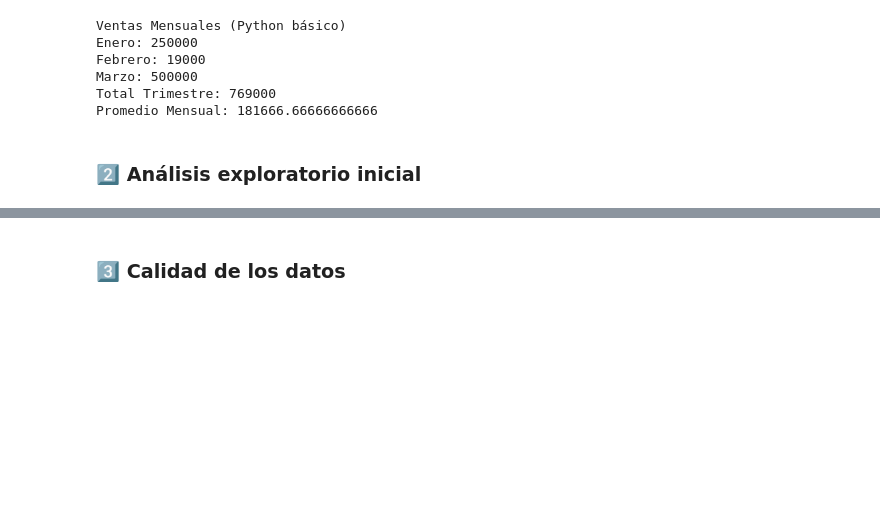
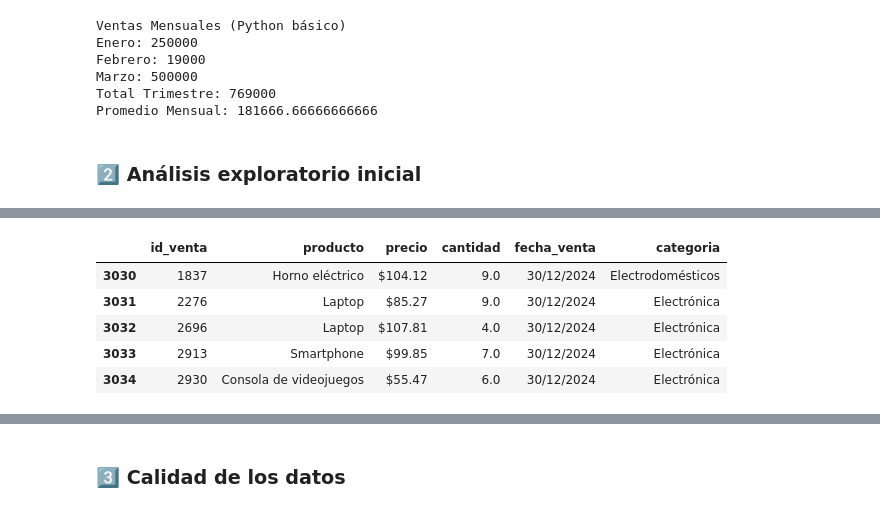
Before and after one commit to gonzagomezouton-cell/Pre_entrega_Data_Analisys_Gonzalo_Gomez_Outon, a Jupyter notebook: Template_PreEntrega_Gonzalo_Gomez_Outon.ipynb, the cells around one changed output, grey strips where cells are left out. Drawn from its saved outputs; the diff is of its cells as text; code cells hidden in the pictures; blank space fills up the shorter version.

```diff
--- a/Template_PreEntrega_Gonzalo_Gomez_Outon.ipynb
+++ b/Template_PreEntrega_Gonzalo_Gomez_Outon.ipynb
@@ -104,53 +104,91 @@ Promedio Mensual: 181666.66666666666
 # Sugerencia: usar métodos como .info(), .describe(), .shape y .columns. dtypes.
 # Esto te ayudará a entender la estructura y el contenido de los datos.
 # Podés incluir comentarios sobre observaciones iniciales.
-print("Análisis exploratorio de Clientes:")
 
-print("\nPrimeras filas Clientes:")
-print(clientes.head())
 
-print("\nÚltimas filas:")
-print(clientes.tail())
+# ANÁLISIS EXPLORATORIO INICIAL DE CLIENTE
+print("=== Análisis exploratorio de CLIENTES ===\n")
+
+print("Columnas del dataset:")
+print(clientes.columns)
+
+print("\nTipos de datos:")
+print(clientes.dtypes)
+
+print("\nValores nulos por columna:")
+print(clientes.isna().sum())
+
+print("\nPrimeras filas del dataset:")
+display(clientes.head())
+
+print("\nÚltimas filas del dataset:")
+display(clientes.tail())
 
 print("\nDimensiones (filas, columnas):", clientes.shape)
 
-print("\nInformación del DataFrame:")
-print(clientes.info())
+print("\nInformación general del DataFrame:")
+clientes.info()
 
-print("\nEstadísticas descriptivas:")
-print(clientes.describe())
+print("\nEstadísticas descriptivas (solo columnas numéricas):")
+display(clientes.describe())
+
+print("-"*80)
 
 
-print("Análisis exploratorio de Ventas:")
+# ANÁLISIS EXPLORATORIO INICIAL DE VENTAS
+print("=== Análisis exploratorio de VENTAS ===\n")
 
-print("\nPrimeras filas Ventas:")
-print(ventas.head())
+print("Columnas del dataset:")
+print(ventas.columns)
 
-print("\nÚltimas filas:")
-print(ventas.tail())
+print("\nTipos de datos:")
+print(ventas.dtypes)
+
+print("\nValores nulos por columna:")
+print(ventas.isna().sum())
+
+print("\nPrimeras filas del dataset:")
+display(ventas.head())
+
+print("\nÚltimas filas del dataset:")
+display(ventas.tail())
 
 print("\nDimensiones (filas, columnas):", ventas.shape)
 
-print("\nInformación del DataFrame:")
-print(ventas.info())
+print("\nInformación general del DataFrame:")
+ventas.info()
 
-print("\nEstadísticas descriptivas:")
-print(ventas.describe())
+print("\nEstadísticas descriptivas (solo columnas numéricas):")
+display(ventas.describe())
+
+print("-"*80)
 
 
-print("Análisis exploratorio de Marketing:")
+# ANÁLISIS EXPLORATORIO INICIAL DE MARKETING
+print("=== Análisis exploratorio de MARKETING ===\n")
 
-print("\nPrimeras filas Marketing:")
-print(marketing.head())
+print("Columnas del dataset:")
+print(marketing.columns)
 
-print("\nÚltimas filas:")
-print(marketing.tail())
+print("\nTipos de datos:")
+print(marketing.dtypes)
+
+print("\nValores nulos por columna:")
+print(marketing.isna().sum())
+
+print("\nPrimeras filas del dataset:")
+display(marketing.head())
+
+print("\nÚltimas filas del dataset:")
+display(marketing.tail())
 
 print("\nDimensiones (filas, columnas):", marketing.shape)
 
-print("\nInformación del DataFrame:")
-print(marketing.info())
+print("\nInformación general del DataFrame:")
+marketing.info()
 
-print("\nEstadísticas descriptivas:")
-print(marketing.describe())
+print("\nEstadísticas descriptivas (solo columnas numéricas):")
+display(marketing.describe())
+
+print("-"*80)
 # %% [output]
@@ -173,0 +275,6 @@ max      90.000000   7.390000
+|  | id_venta | producto | precio | cantidad | fecha_venta | categoria |
+| 3030 | 1837 | Horno eléctrico | $104.12 | 9.0 | 30/12/2024 | Electrodomésticos |
+| 3031 | 2276 | Laptop | $85.27 | 9.0 | 30/12/2024 | Electrónica |
+| 3032 | 2696 | Laptop | $107.81 | 4.0 | 30/12/2024 | Electrónica |
+| 3033 | 2913 | Smartphone | $99.85 | 7.0 | 30/12/2024 | Electrónica |
+| 3034 | 2930 | Consola de videojuegos | $55.47 | 6.0 | 30/12/2024 | Electrónica |
```
Also changed, not shown: parts of 18 cells of this notebook.
